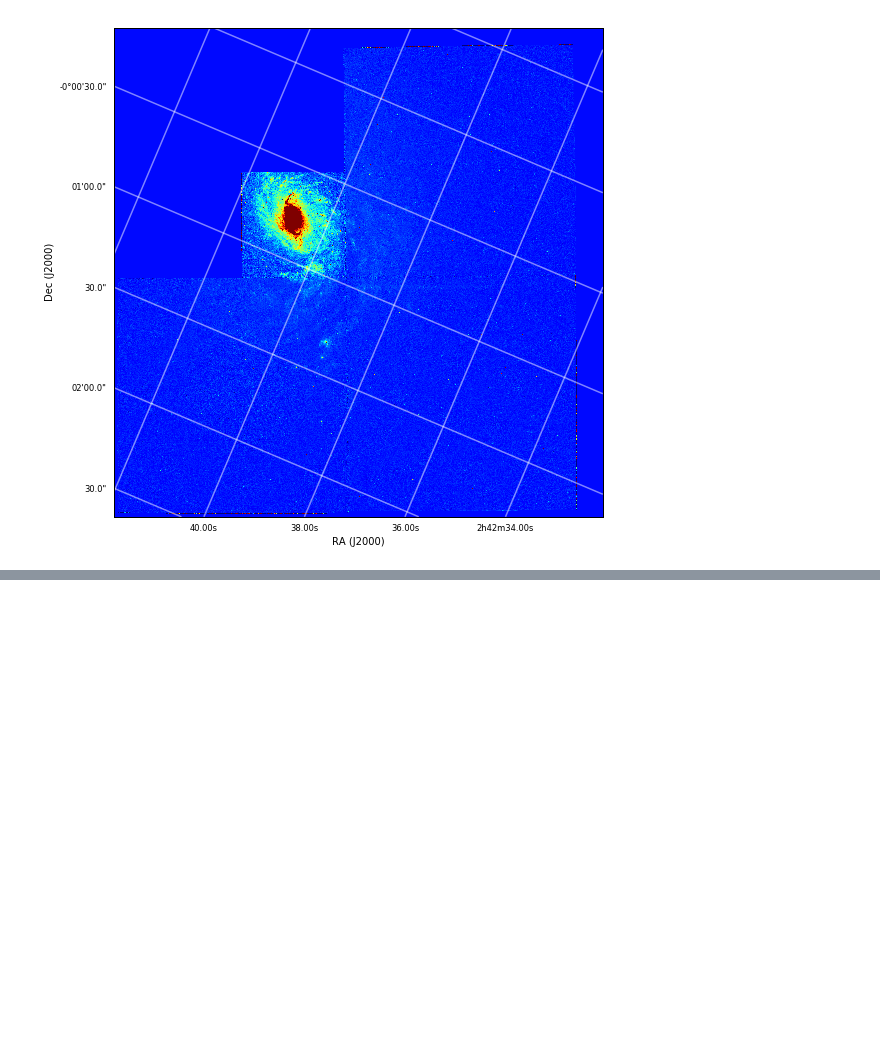
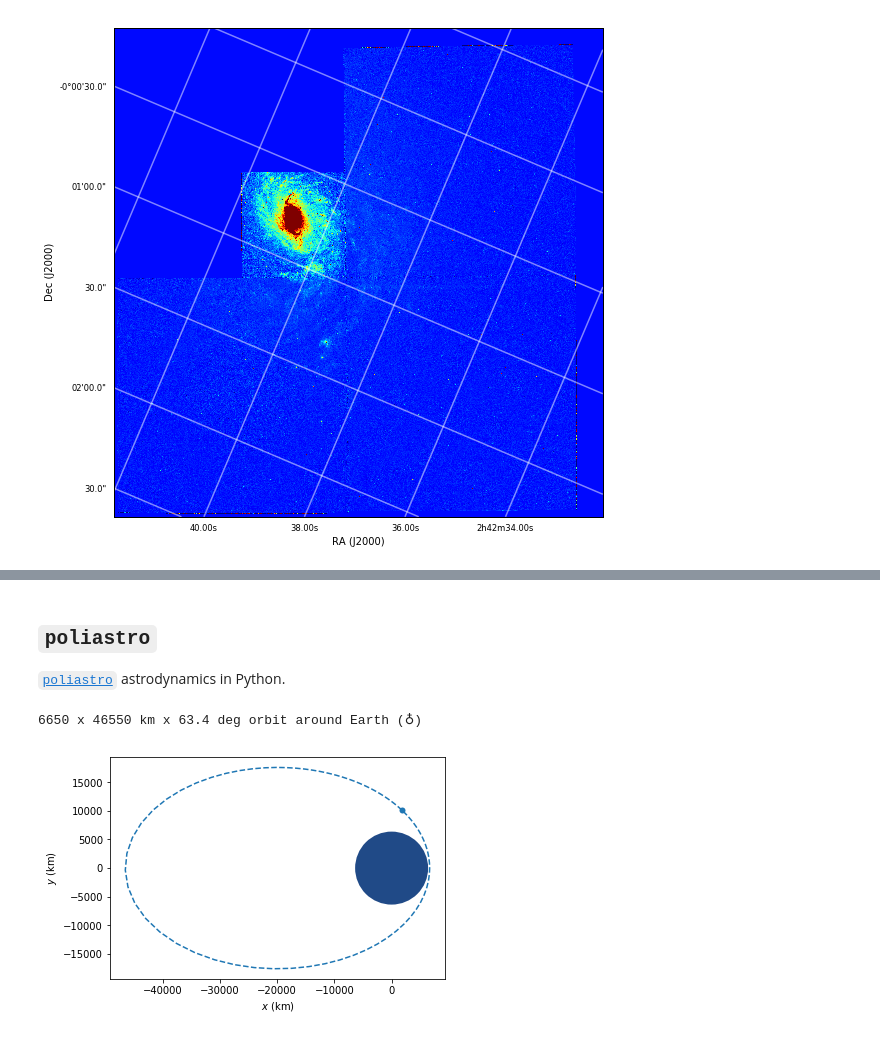
Before and after one commit to psychemedia/showntell, a Jupyter notebook: index_astronomy.ipynb, the cells around one changed output, grey strips where cells are left out. Cells and saved outputs as stored; diff of their text form; code cells hidden in the pictures; blank space fills up the shorter version.

```diff
--- a/index_astronomy.ipynb
+++ b/index_astronomy.ipynb
@@ -36,0 +180,14 @@ INFO: Auto-setting vmax to  3.858e+01 [aplpy.core]
+# %% [markdown]
+## `poliastro`
+
+[`poliastro`](http://docs.poliastro.space/en/latest/index.html) astrodynamics in Python.
+# %%
+from poliastro.examples import molniya
+from poliastro.plotting import plot
+
+plot(molniya);
+print(molniya)
+#Plot of a Molniya orbit around the Earth.
+# %% [output]
+6650 x 46550 km x 63.4 deg orbit around Earth (♁)
+[figure, added]
```
Also changed, not shown: parts of 19 cells of this notebook, 5 other files.
